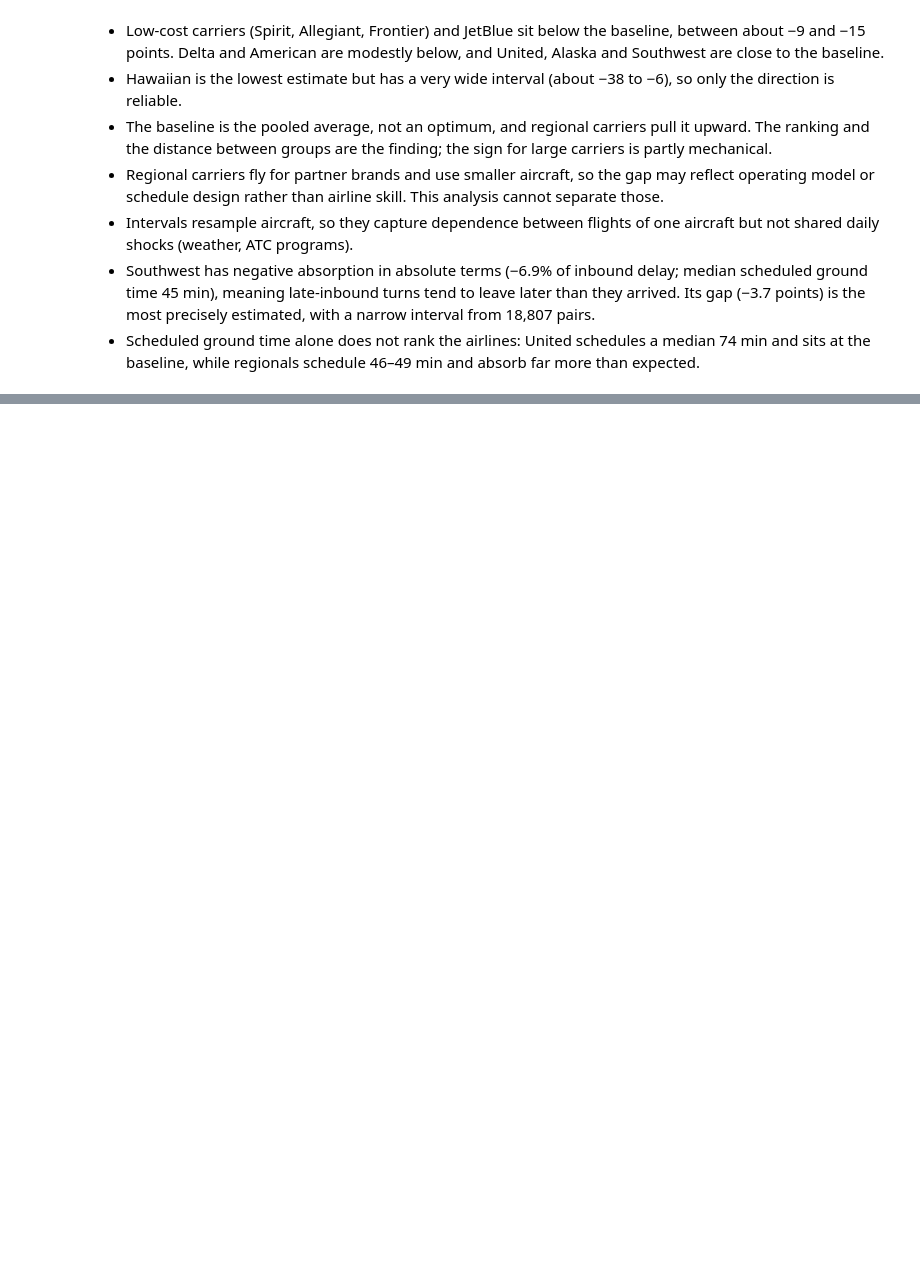
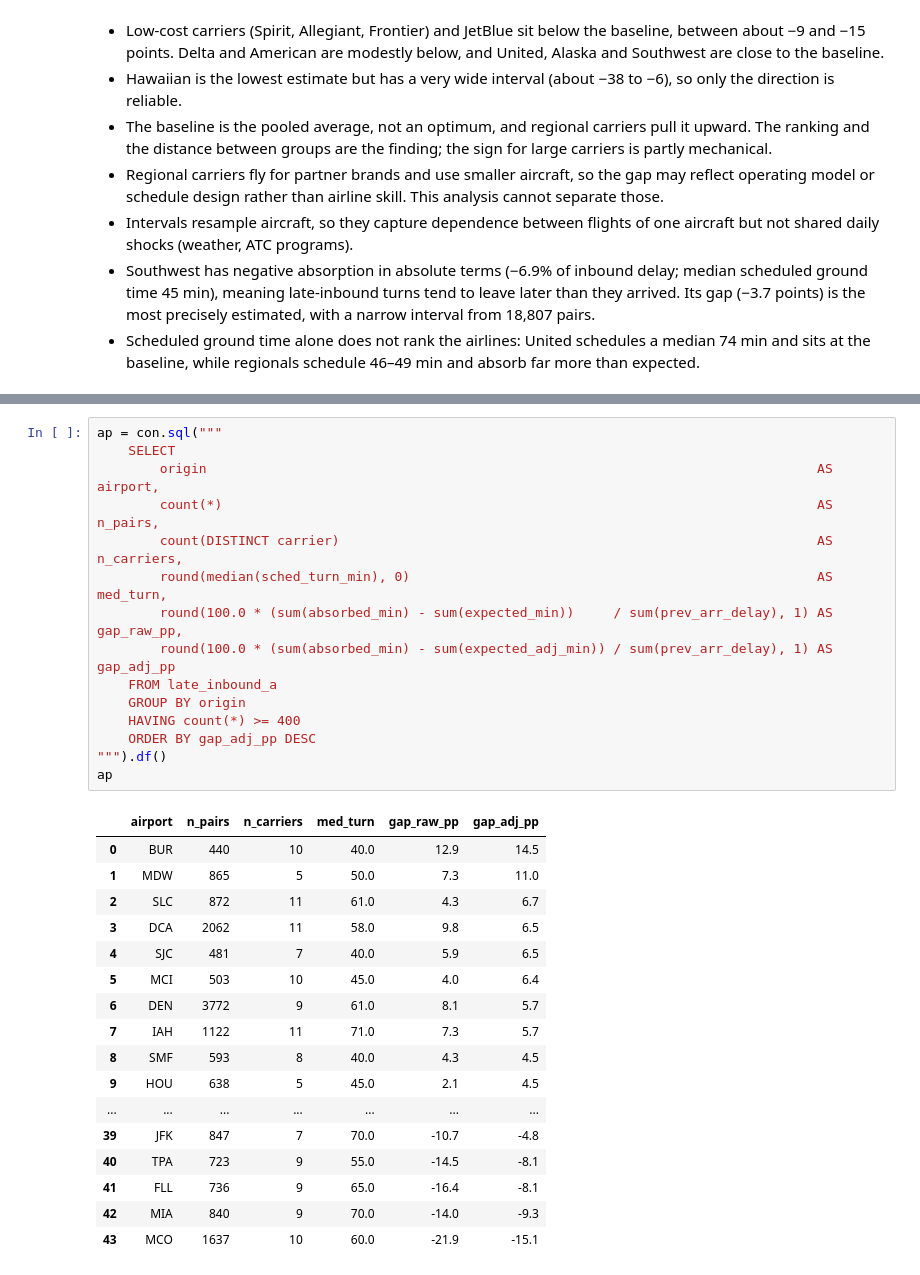
Before and after one commit to xavipena-data/bts-delay-propagation, a Jupyter notebook: notebooks/02_rotations.ipynb, the cells around one changed output, grey strips where cells are left out. Cells and saved outputs as stored; diff of their text form; blank space fills up the shorter version.

```diff
--- a/notebooks/02_rotations.ipynb
+++ b/notebooks/02_rotations.ipynb
@@ -478,0 +498,33 @@ plt.show()
+# %%
+ap = con.sql("""
+    SELECT
+        origin                                                                              AS airport,
+        count(*)                                                                            AS n_pairs,
+        count(DISTINCT carrier)                                                             AS n_carriers,
+        round(median(sched_turn_min), 0)                                                    AS med_turn,
+        round(100.0 * (sum(absorbed_min) - sum(expected_min))     / sum(prev_arr_delay), 1) AS gap_raw_pp,
+        round(100.0 * (sum(absorbed_min) - sum(expected_adj_min)) / sum(prev_arr_delay), 1) AS gap_adj_pp
+    FROM late_inbound_a
+    GROUP BY origin
+    HAVING count(*) >= 400
+    ORDER BY gap_adj_pp DESC
+""").df()
+ap
+# %% [output]
+|  | airport | n_pairs | n_carriers | med_turn | gap_raw_pp | gap_adj_pp |
+| 0 | BUR | 440 | 10 | 40.0 | 12.9 | 14.5 |
+| 1 | MDW | 865 | 5 | 50.0 | 7.3 | 11.0 |
+| 2 | SLC | 872 | 11 | 61.0 | 4.3 | 6.7 |
+| 3 | DCA | 2062 | 11 | 58.0 | 9.8 | 6.5 |
+| 4 | SJC | 481 | 7 | 40.0 | 5.9 | 6.5 |
+| 5 | MCI | 503 | 10 | 45.0 | 4.0 | 6.4 |
+| 6 | DEN | 3772 | 9 | 61.0 | 8.1 | 5.7 |
+| 7 | IAH | 1122 | 11 | 71.0 | 7.3 | 5.7 |
+| 8 | SMF | 593 | 8 | 40.0 | 4.3 | 4.5 |
+| 9 | HOU | 638 | 5 | 45.0 | 2.1 | 4.5 |
+| ... | ... | ... | ... | ... | ... | ... |
+| 39 | JFK | 847 | 7 | 70.0 | -10.7 | -4.8 |
+| 40 | TPA | 723 | 9 | 55.0 | -14.5 | -8.1 |
+| 41 | FLL | 736 | 9 | 65.0 | -16.4 | -8.1 |
+| 42 | MIA | 840 | 9 | 70.0 | -14.0 | -9.3 |
+| 43 | MCO | 1637 | 10 | 60.0 | -21.9 | -15.1 |
```
Also changed, not shown: parts of 5 cells of this notebook, 9 other files.
